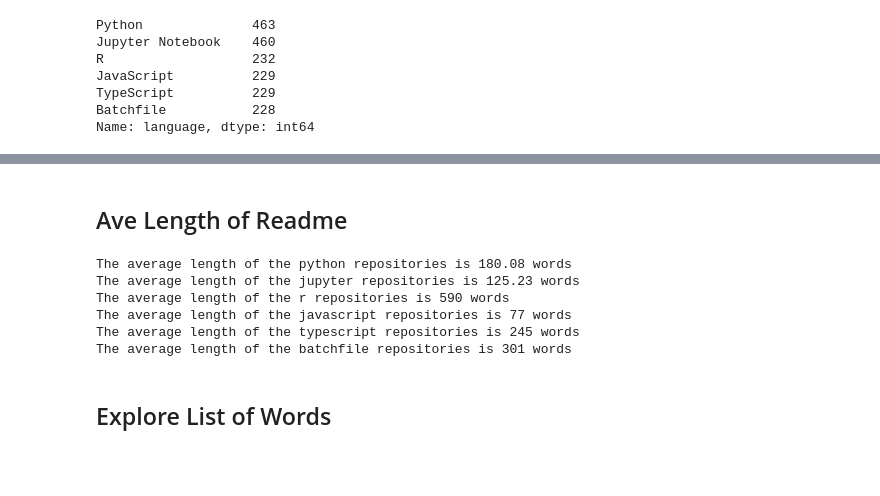
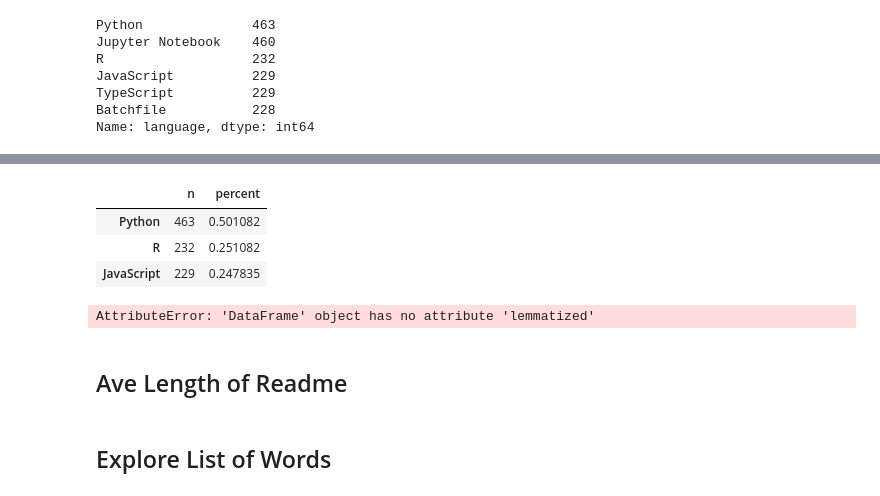
Before and after one commit to CSolitaire/side_projects, a Jupyter notebook: Web Scrapper Project.ipynb, the cells around one changed output, grey strips where cells are left out. Drawn from its saved outputs; the diff is of its cells as text; code cells hidden in the pictures; blank space fills up the shorter version.

```diff
--- a/Web Scrapper Project.ipynb
+++ b/Web Scrapper Project.ipynb
@@ -103,27 +100,36 @@ Batchfile           228
 Name: language, dtype: int64
+# %%
+# check balance of dataset for under/over sampling
+explore.check_proportion(df)
+# balance is not bad, will not need to over/under sample
+# %% [output]
+|  | n | percent |
+| Python | 463 | 0.501082 |
+| R | 232 | 0.251082 |
+| JavaScript | 229 | 0.247835 |
+# %%
+# create a list of words for each language category and remove single letter words
+jupyter_words, js_words, r_words = explore.create_lang_word_list(df)
+# get the count of words by category
+jupyter_freq, js_freq, r_freq = explore.get_count_word_freq(jupyter_words, js_words, r_words)
+# %% [output]
+AttributeError: 'DataFrame' object has no attribute 'lemmatized'
 # %% [markdown]
 ## Ave Length of Readme
 # %%
-python_doc_length = round(mean(df[df.language == 'Python'].doc_length), 2)
-jupyter_doc_length = round(mean(df[df.language == 'Jupyter Notebook'].doc_length),2)
-r_doc_length = round(mean(df[df.language == 'R'].doc_length),2)
-javascript_doc_length = round(mean(df[df.language == 'JavaScript'].doc_length),2)
-typescript_doc_length = round(mean(df[df.language == 'TypeScript'].doc_length),2)
-batchfile_doc_length = round(mean(df[df.language == 'Batchfile'].doc_length),2)
+# python_doc_length = round(mean(df[df.language == 'Python'].doc_length), 2)
+# jupyter_doc_length = round(mean(df[df.language == 'Jupyter Notebook'].doc_length),2)
+# r_doc_length = round(mean(df[df.language == 'R'].doc_length),2)
+# javascript_doc_length = round(mean(df[df.language == 'JavaScript'].doc_length),2)
+# typescript_doc_length = round(mean(df[df.language == 'TypeScript'].doc_length),2)
+# batchfile_doc_length = round(mean(df[df.language == 'Batchfile'].doc_length),2)
 
-print(f'The average length of the python repositories is {python_doc_length} words')
-print(f'The average length of the jupyter repositories is {jupyter_doc_length} words')
-print(f'The average length of the r repositories is {r_doc_length} words')
-print(f'The average length of the javascript repositories is {javascript_doc_length} words')
-print(f'The average length of the typescript repositories is {typescript_doc_length} words')
-print(f'The average length of the batchfile repositories is {batchfile_doc_length} words')
+# print(f'The average length of the python repositories is {python_doc_length} words')
+# print(f'The average length of the jupyter repositories is {jupyter_doc_length} words')
+# print(f'The average length of the r repositories is {r_doc_length} words')
+# print(f'The average length of the javascript repositories is {javascript_doc_length} words')
+# print(f'The average length of the typescript repositories is {typescript_doc_length} words')
+# print(f'The average length of the batchfile repositories is {batchfile_doc_length} words')
-# %% [output]
-The average length of the python repositories is 180.08 words
-The average length of the jupyter repositories is 125.23 words
-The average length of the r repositories is 590 words
-The average length of the javascript repositories is 77 words
-The average length of the typescript repositories is 245 words
-The average length of the batchfile repositories is 301 words
 # %% [markdown]
 ## Explore List of Words
 # %%
```
Also changed, not shown: parts of 24 cells of this notebook, 2 other files.
